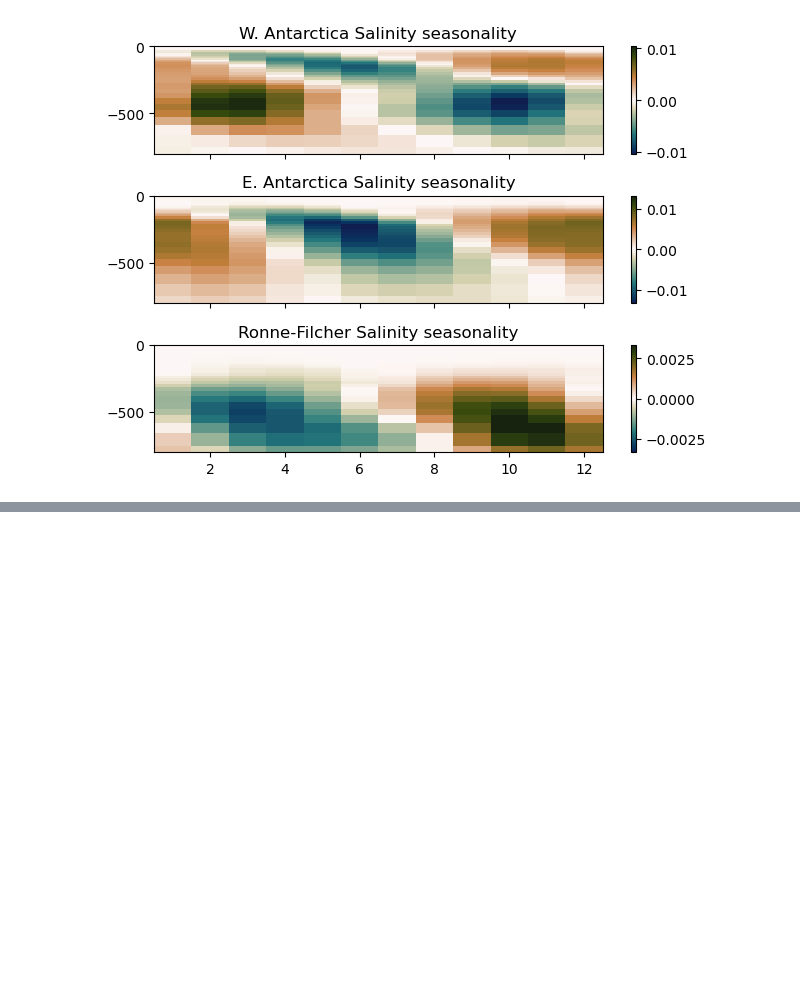
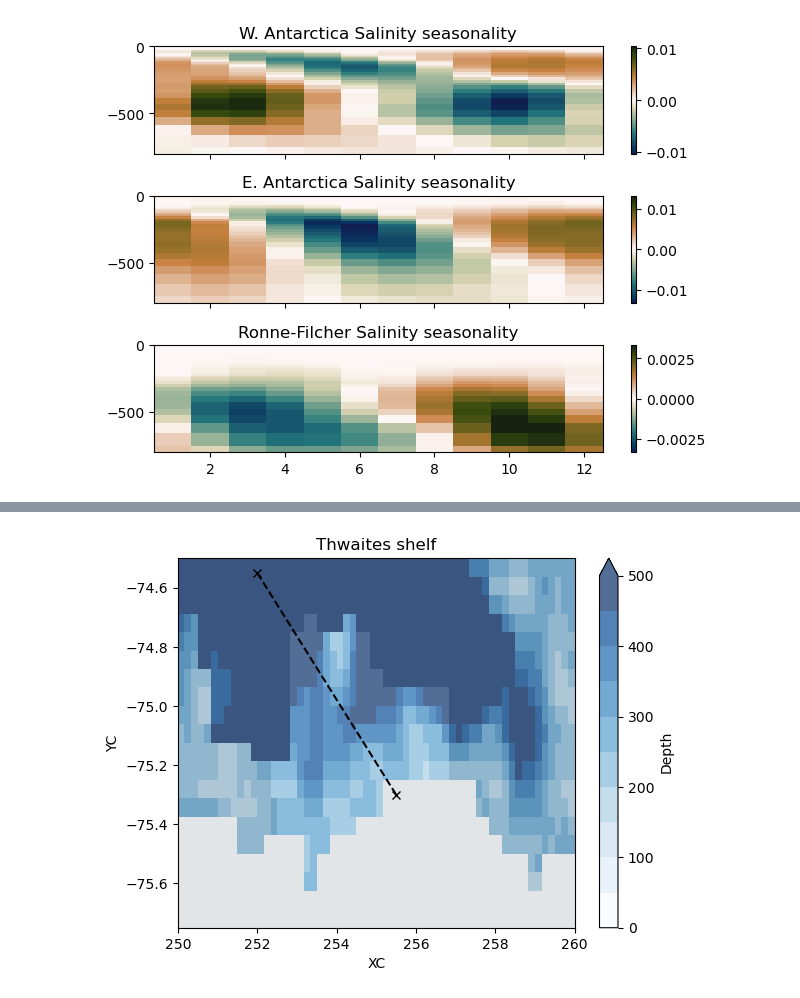
Before and after one commit to keturner8/BGOSE_iceshelves, a Jupyter notebook: analysis/T_S_seasonality.ipynb, the cells around one changed output, grey strips where cells are left out. Cells and saved outputs as stored; diff of their text form; code cells hidden in the pictures; blank space fills up the shorter version.

```diff
--- a/analysis/T_S_seasonality.ipynb
+++ b/analysis/T_S_seasonality.ipynb
@@ -196,0 +362,14 @@ seasonal_model2[:,:,20,0].T.plot()
+# %%
+(ds_ice_id.shelf_mask == 18).plot(cmap='binary_r', alpha=0.3, add_colorbar= False)
+ds_T.Depth.plot(alpha=0.7, cmap=plt.get_cmap('Blues', 10), vmin=0, vmax=500)
+
+plt.plot([255.5,252], [-75.3, -74.55], 'kx', linestyle='--')
+
+plt.xlim([250, 260])
+plt.ylim([-75.75, -74.5])
+
+plt.title('Thwaites shelf')
+
+plt.savefig('/work/Katherine.Turner/BGOSE/figures/Thwaites_shelf_map.png', format='png')
+# %% [output]
+[figure, added]
```
Also changed, not shown: parts of 28 cells of this notebook, 11 other files.
